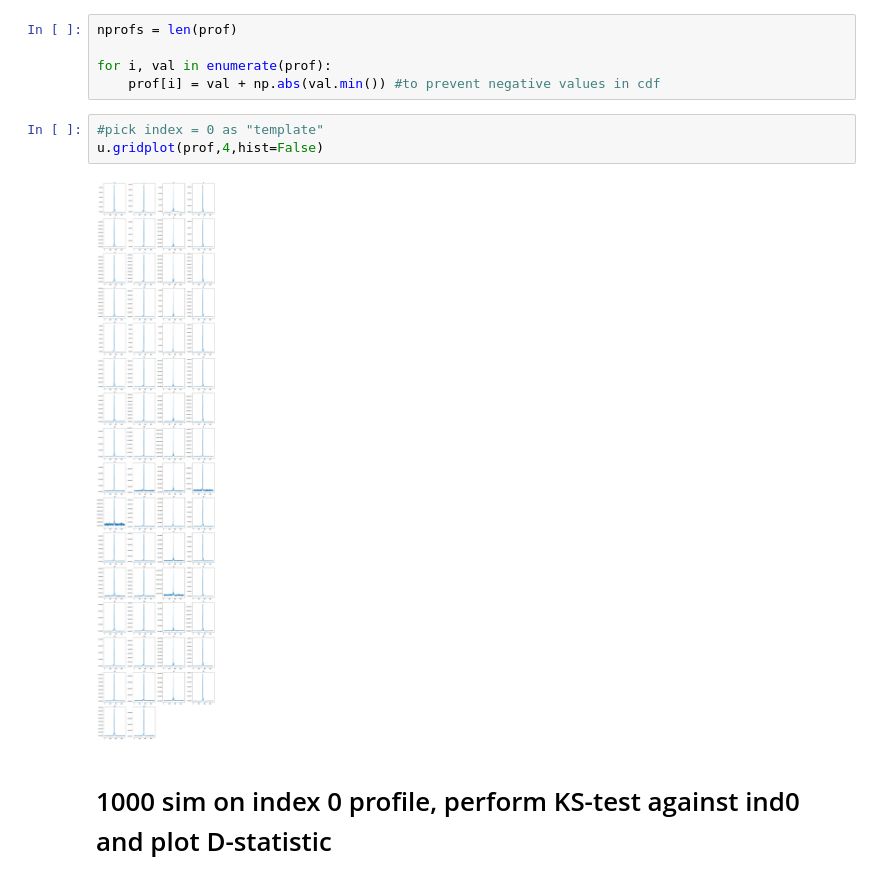
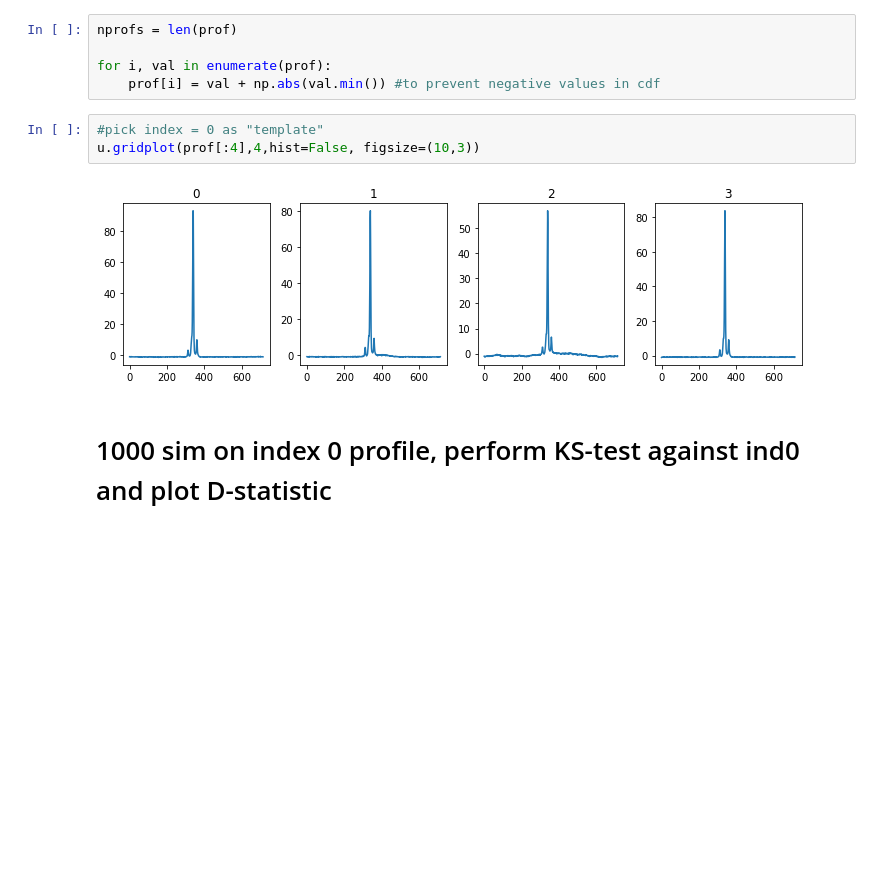
Before and after one commit to minyoungk99/IRES, a Jupyter notebook: J0332_KS_test_sim.ipynb, the cells around one changed output. Cells and saved outputs as stored; diff of their text form; blank space fills up the shorter version.

Commit message:
collapsed plots

```diff
--- a/J0332_KS_test_sim.ipynb
+++ b/J0332_KS_test_sim.ipynb
@@ -32,9 +32,9 @@ for i, val in enumerate(prof):
     prof[i] = val + np.abs(val.min()) #to prevent negative values in cdf
 # %%
 #pick index = 0 as "template"
-u.gridplot(prof,4,hist=False)
+u.gridplot(prof[:4],4,hist=False, figsize=(10,3))
 # %% [output]
-[figure, old version]
+[figure, new version]
 # %% [markdown]
 # 1000 sim on index 0 profile, perform KS-test against ind0 and plot D-statistic
 # %%
```
